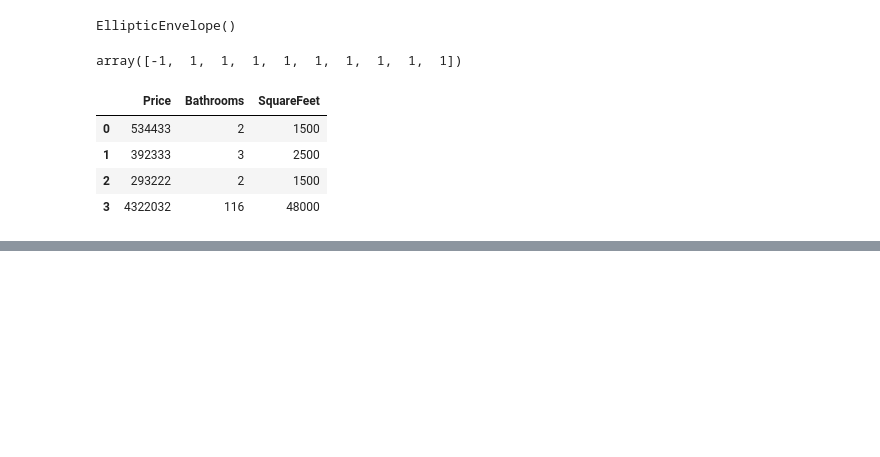
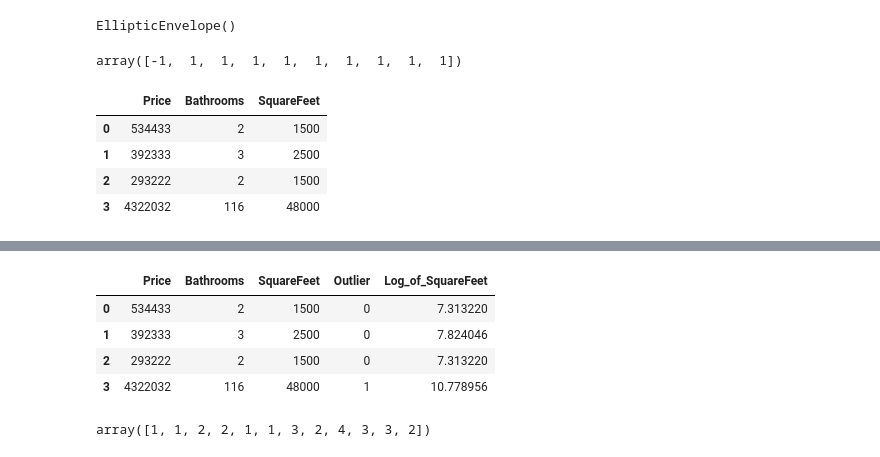
Before and after one commit to SamGombs20/DataAnalysisSample, a Jupyter notebook: code/handlingNumericalData.ipynb, the cells around one changed output, grey strips where cells are left out. Drawn from its saved outputs; the diff is of its cells as text; code cells hidden in the pictures; blank space fills up the shorter version.

Commit message:
Update:Handling outliers

```diff
--- a/code/handlingNumericalData.ipynb
+++ b/code/handlingNumericalData.ipynb
@@ -136,0 +144,4 @@ houses
+# %%
+#2. Create a feature based on boolean condition
+houses['Outlier'] = np.where(houses['Bathrooms'] < 10, 0, 1)
+houses
@@ -136,0 +154,16 @@ houses
+# %%
+#3. Transform feature to dampen effect of the outlier
+houses['Log_of_SquareFeet'] = np.log(houses['SquareFeet'])
+houses
+# %% [output]
+|  | Price | Bathrooms | SquareFeet | Outlier | Log_of_SquareFeet |
+| 0 | 534433 | 2 | 1500 | 0 | 7.313220 |
+| 1 | 392333 | 3 | 2500 | 0 | 7.824046 |
+| 2 | 293222 | 2 | 1500 | 0 | 7.313220 |
+| 3 | 4322032 | 116 | 48000 | 1 | 10.778956 |
+# %%
+#Discretization of numeric features
+ages = [20,22,25,27,21,23,37,31,61,45,41,32]
+np.digitize(ages, bins=[18,25,35,60,100])
+# %% [output]
+array([1, 1, 2, 2, 1, 1, 3, 2, 4, 3, 3, 2])
```
Also changed, not shown: parts of 5 cells of this notebook.
